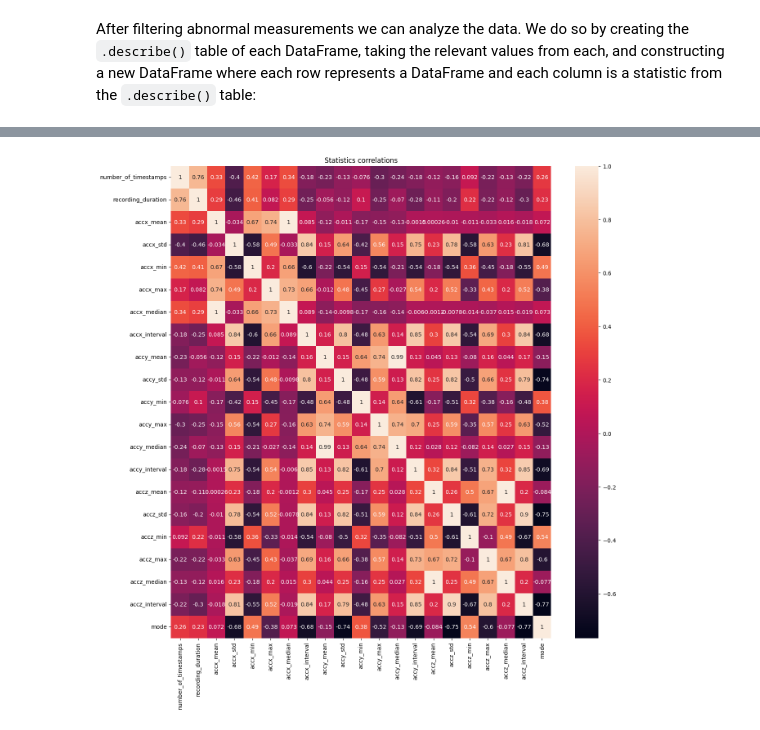
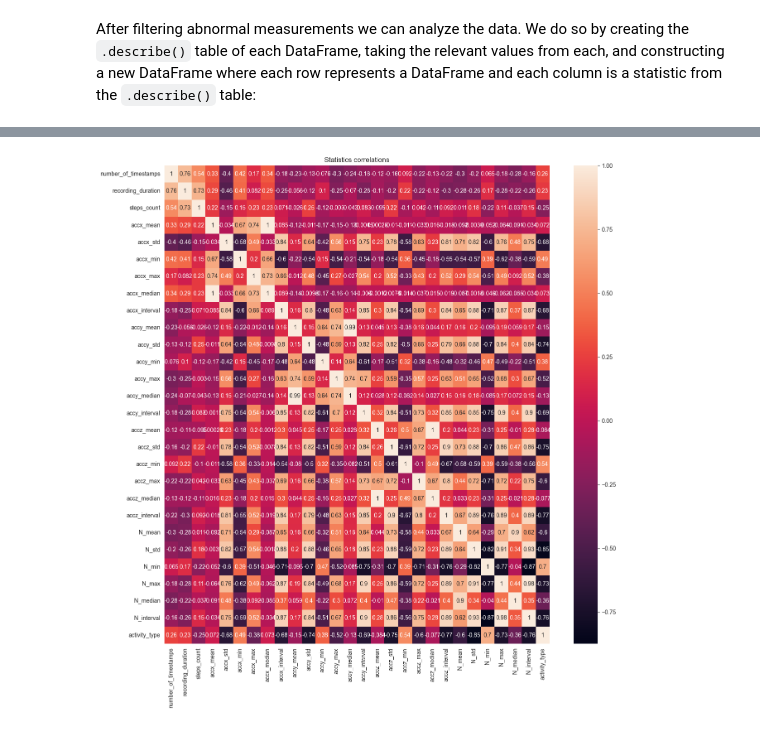
Before and after one commit to YarinBS/IoT_Walking_Running_Data_Analysis, a Jupyter notebook: Data_Analysis.ipynb, the cells around one changed output, grey strips where cells are left out. Cells and saved outputs as stored; diff of their text form; code cells hidden in the pictures.

Commit message:
Done analysis and processing steps

```diff
--- a/Data_Analysis.ipynb
+++ b/Data_Analysis.ipynb
@@ -227,0 +217,5 @@ Final size: 162
+# %%
+from math import sqrt
+
+for df in dataframes:
+    df['N'] = df.apply(lambda x: sqrt(x['ACC X'] ** 2 + x['ACC Y'] ** 2 + x['ACC Z'] ** 2), axis=1)
@@ -233,14 +255,12 @@ We do so by creating the `.describe()` table of each DataFrame, taking the relev
 # %%
-from IPython.display import display
-
 rows = []
 
 for df in dataframes:
     stats_df = df.describe().T
-    # display(stats_df)
 
     number_of_timestamps = stats_df['count'][0]
     recording_duration = stats_df['max'][0] - stats_df['min'][0]
+    steps_count = stats_df['mean'][4]
 
     accx_mean = stats_df['mean'][1]
     accx_std = stats_df['std'][1]
@@ -262,18 +282,31 @@ for df in dataframes:
     accz_max = stats_df['max'][3]
     accz_median = stats_df['50%'][3]
     accz_interval = accz_max - accz_min
-    mode = 1 if 'walk' in df.name else 0
 
-    row = [number_of_timestamps, recording_duration,
+    N_mean = stats_df['mean'][5]
+    N_std = stats_df['std'][5]
+    N_min = stats_df['min'][5]
+    N_max = stats_df['max'][5]
+    N_median = stats_df['50%'][5]
+    N_interval = N_max - N_min
+
+    activity_type = 1 if 'walk' in df.name else 0
+
+    row = [number_of_timestamps, recording_duration, steps_count,
            accx_mean, accx_std, accx_min, accx_max, accx_median, accx_interval,
            accy_mean, accy_std, accy_min, accy_max, accy_median, accy_interval,
-           accz_mean, accz_std, accz_min, accz_max, accz_median, accz_interval, mode]
+           accz_mean, accz_std, accz_min, accz_max, accz_median, accz_interval,
+           N_mean, N_std, N_min, N_max, N_median, N_interval, activity_type]
     rows.append(row)
 
-stats_dataframe = pd.DataFrame(rows, columns=['number_of_timestamps', 'recording_duration',
-           'accx_mean', 'accx_std', 'accx_min', 'accx_max', 'accx_median', 'accx_interval',
-           'accy_mean', 'accy_std', 'accy_min', 'accy_max', 'accy_median', 'accy_interval',
-           'accz_mean', 'accz_std', 'accz_min', 'accz_max', 'accz_median', 'accz_interval', 'mode'])
-# print("Stats DataFrame:")
+stats_dataframe = pd.DataFrame(rows, columns=['number_of_timestamps', 'recording_duration', 'steps_count',
+                                              'accx_mean', 'accx_std', 'accx_min', 'accx_max', 'accx_median',
+                                              'accx_interval',
+                                              'accy_mean', 'accy_std', 'accy_min', 'accy_max', 'accy_median',
+                                              'accy_interval',
+                                              'accz_mean', 'accz_std', 'accz_min', 'accz_max', 'accz_median',
+                                              'accz_interval',
+                                              'N_mean', 'N_std', 'N_min', 'N_max', 'N_median', 'N_interval', 'activity_type'])
+
 display(stats_dataframe)
 # %% [output]
@@ -313,10 +346,9 @@ stats_dataframe.describe().T
 # %%
 import seaborn as sns
 
 plt.figure(figsize=(15, 15))
-corrs = stats_dataframe.corr()
-sns.heatmap(corrs, annot=True)
+sns.heatmap(stats_dataframe.corr(), annot=True)
 plt.title("Statistics correlations")
 plt.show()
 # %% [output]
-[figure, old version]
+[figure, new version]
```
Also changed, not shown: parts of 27 cells of this notebook.
